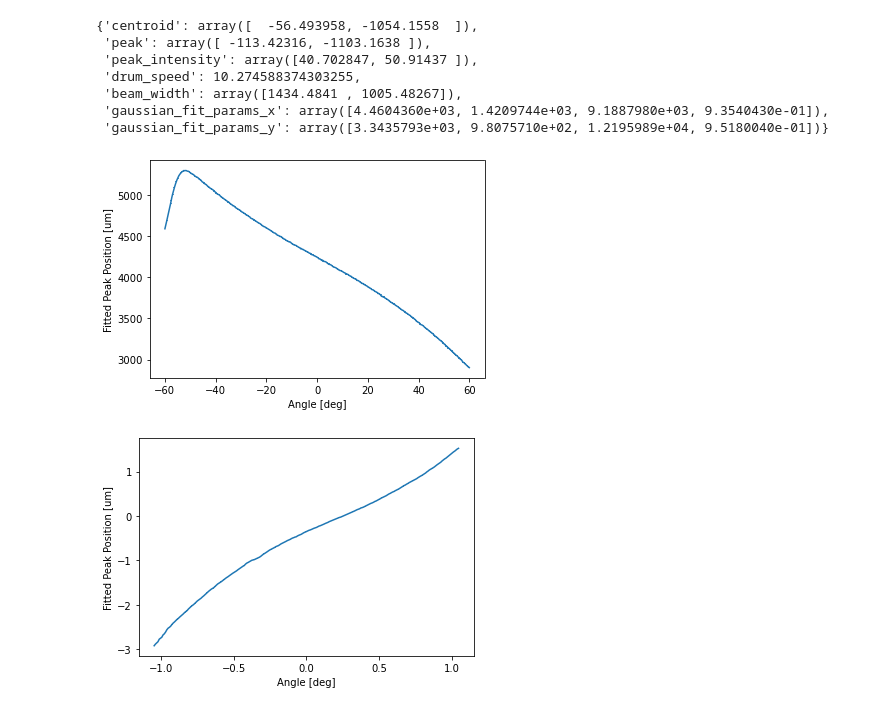
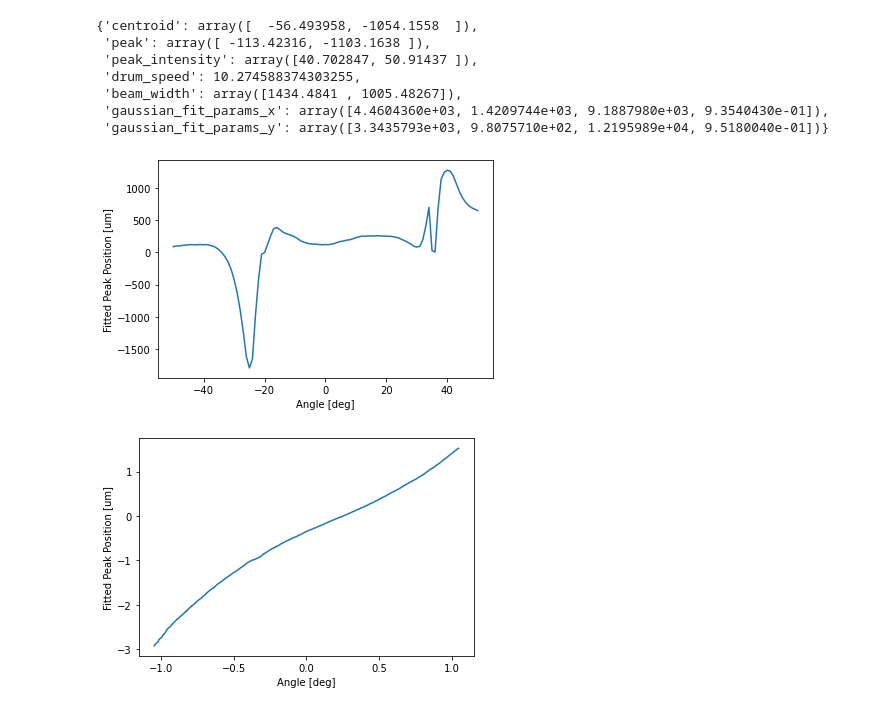
Before and after one commit to Jfeatherstone/IndexOfRefractionMeasurement, a Jupyter notebook: BeamTracking.ipynb, the cells around one changed output. Saved outputs shown, nothing was run; the diff lists cells and outputs as text; code cells hidden in the pictures.

Commit message:
Measured bk7 slab and cuvette

```diff
--- a/BeamTracking.ipynb
+++ b/BeamTracking.ipynb
@@ -53,42 +53,60 @@ bp2Device.getMeasurement()
  'gaussian_fit_params_x': array([4.4604360e+03, 1.4209744e+03, 9.1887980e+03, 9.3540430e-01]),
  'gaussian_fit_params_y': array([3.3435793e+03, 9.8075710e+02, 1.2195989e+04, 9.5180040e-01])}
 # %%
-stage.moveAbsolute(60)
-desiredAngle = -60
+stage.moveAbsolute(50)
+desiredAngle = -50
 
-dtheta = -.25
-averagingMeasurements = 10
+dtheta = -1
+averagingMeasurements = 20
 
 peakPositionArr = []
+centroidPosArr = []
+gausCenterArr = []
 temperatureArr = []
 humidityArr = []
 peakPositionSTDArr = []
 angleArr = []
 
 while stage.getAngle() > desiredAngle:
-    individualMeasurements = np.zeros(averagingMeasurements)
+    peakIndividualMeasurements = np.zeros(averagingMeasurements)
+    centroidIndividualMeasurements = np.zeros(averagingMeasurements)
+    gausIndividualMeasurements = np.zeros(averagingMeasurements)
+
     for i in range(averagingMeasurements):
         measure = None
         while measure == None:
             measure = bp2Device.getMeasurement()
-        individualMeasurements[i] = measure["gaussian_fit_params_x"][0]
 
-    peakPositionArr.append(np.mean(individualMeasurements))
-    peakPositionSTDArr.append(np.std(individualMeasurements))
+        peakIndividualMeasurements[i] = measure["peak"][0]
+        centroidIndividualMeasurements[i] = measure["centroid"][0]
+        gausIndividualMeasurements[i] = measure["gaussian_fit_params_x"][0]
+
+    peakPositionArr.append(np.mean(peakIndividualMeasurements))
+    peakPositionSTDArr.append(np.std(peakIndividualMeasurements))
+
+    centroidPosArr.append(np.mean(centroidIndividualMeasurements))
+    gausCenterArr.append(np.mean(gausIndividualMeasurements))
 
     temperatureArr.append(temperatureSensor.get_temperature()/100)
     humidityArr.append(humiditySensor.get_humidity()/10)
 
     angleArr.append(stage.getAngle())
 
     clear_output(wait=True)
 
-    plt.errorbar(angleArr, peakPositionArr, yerr=peakPositionSTDArr)
+    plt.errorbar(angleArr, centroidPosArr)
     plt.xlabel("Angle [deg]")
     plt.ylabel("Fitted Peak Position [um]")
     plt.show()
 
-    stage.moveRelative(dtheta)
+    # There tend to be some issues with the motion controller crashing
+    # every now and again, so we can sorta account for that
+    try:
+        stage.moveRelative(dtheta)
+    except:
+        # If it crashes, we wait for it to reboot
+        print("Motion controller crashed")
+        raise Exception()
 # %% [output]
-[figure, old version]
+[figure, new version]
 # %%
```
Also changed, not shown: parts of 1 cell of this notebook, 6 other files.
